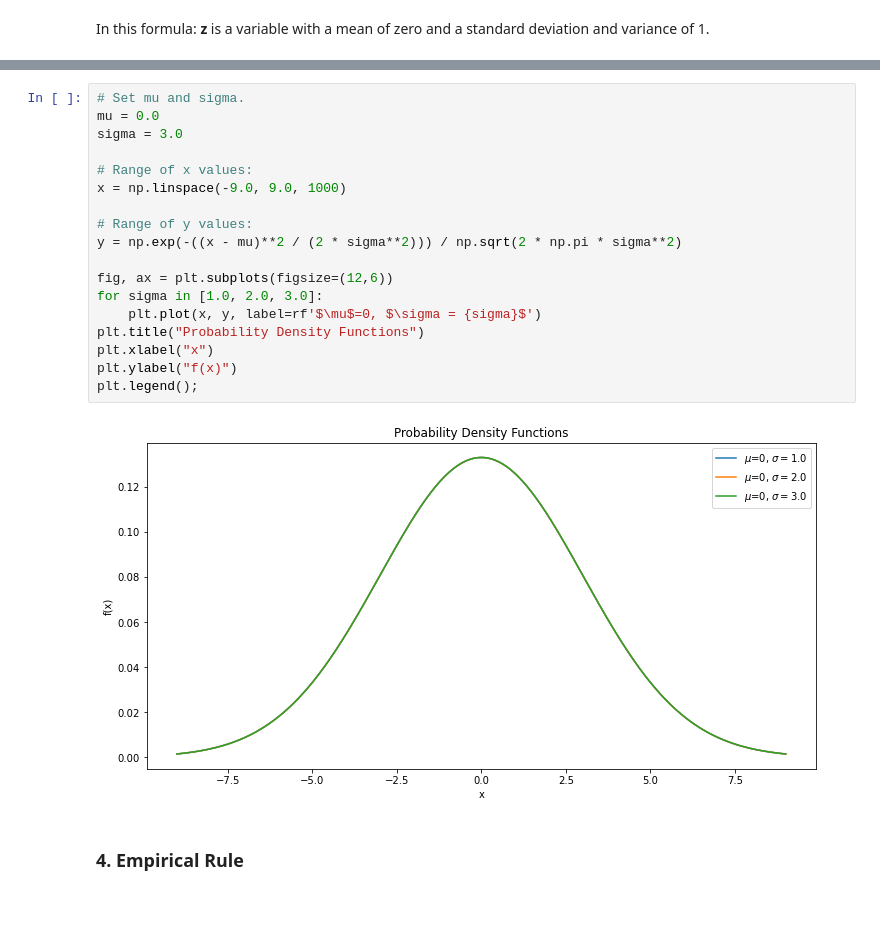
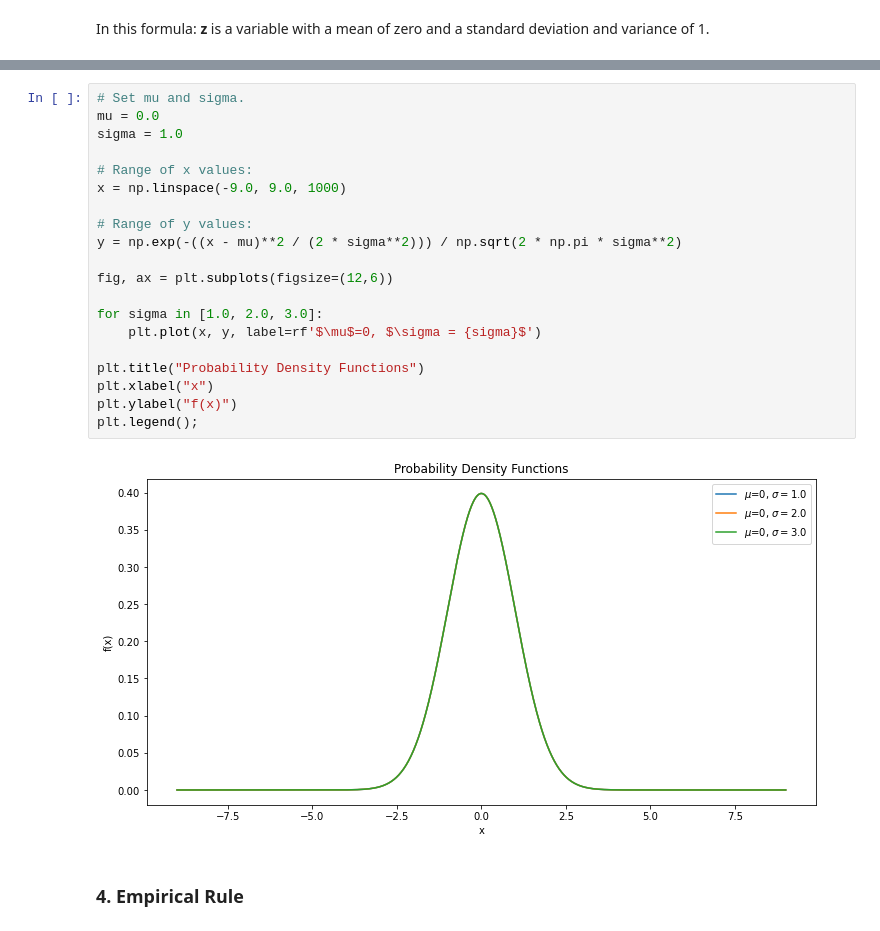
Before and after one commit to evaczeydapommersheim/Funddata---assessment, a Jupyter notebook: Normal Distribution/Normal_Distribution_Project_Winter 2022-23.ipynb, the cells around one changed output, grey strips where cells are left out. Drawn from its saved outputs; the diff is of its cells as text.

```diff
--- a/Normal Distribution/Normal_Distribution_Project_Winter 2022-23.ipynb
+++ b/Normal Distribution/Normal_Distribution_Project_Winter 2022-23.ipynb
@@ -259,23 +338,25 @@ In this formula:
 # %%
 # Set mu and sigma.
 mu = 0.0
-sigma = 3.0
+sigma = 1.0
 
 # Range of x values:
 x = np.linspace(-9.0, 9.0, 1000)
 
 # Range of y values:
 y = np.exp(-((x - mu)**2 / (2 * sigma**2))) / np.sqrt(2 * np.pi * sigma**2)
 
 fig, ax = plt.subplots(figsize=(12,6))
+
 for sigma in [1.0, 2.0, 3.0]:
     plt.plot(x, y, label=rf'$\mu$=0, $\sigma = {sigma}$')
+
 plt.title("Probability Density Functions")
 plt.xlabel("x")
 plt.ylabel("f(x)")
 plt.legend();
 # %% [output]
-[figure, old version]
+[figure, new version]
 # %% [markdown]
 ### 4. Empirical Rule
 # %% [markdown]
```
Also changed, not shown: parts of 15 cells of this notebook, 1 other file.
